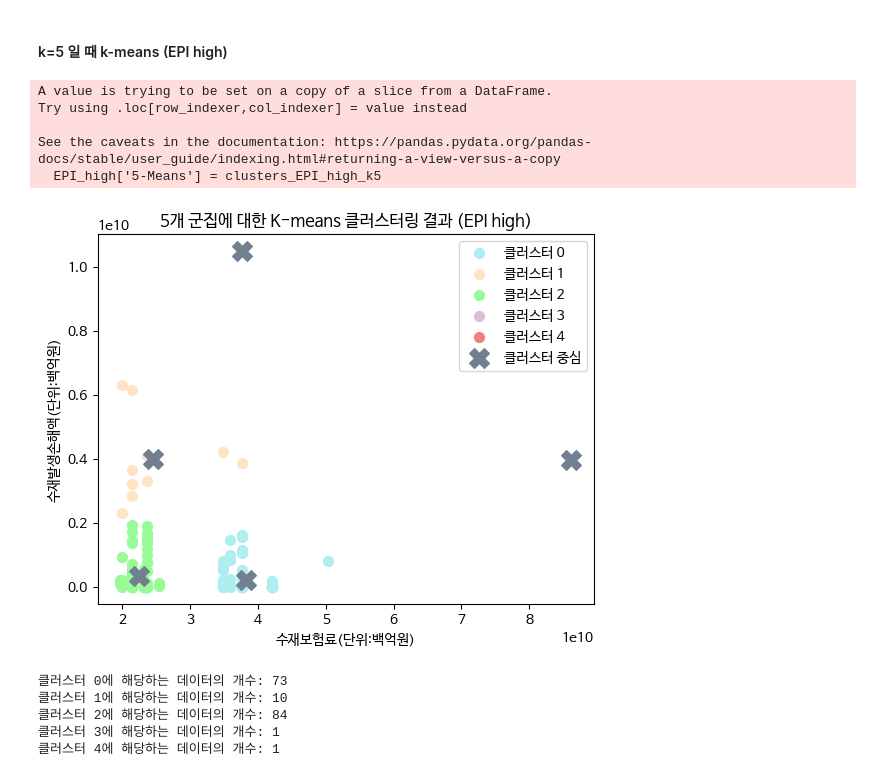
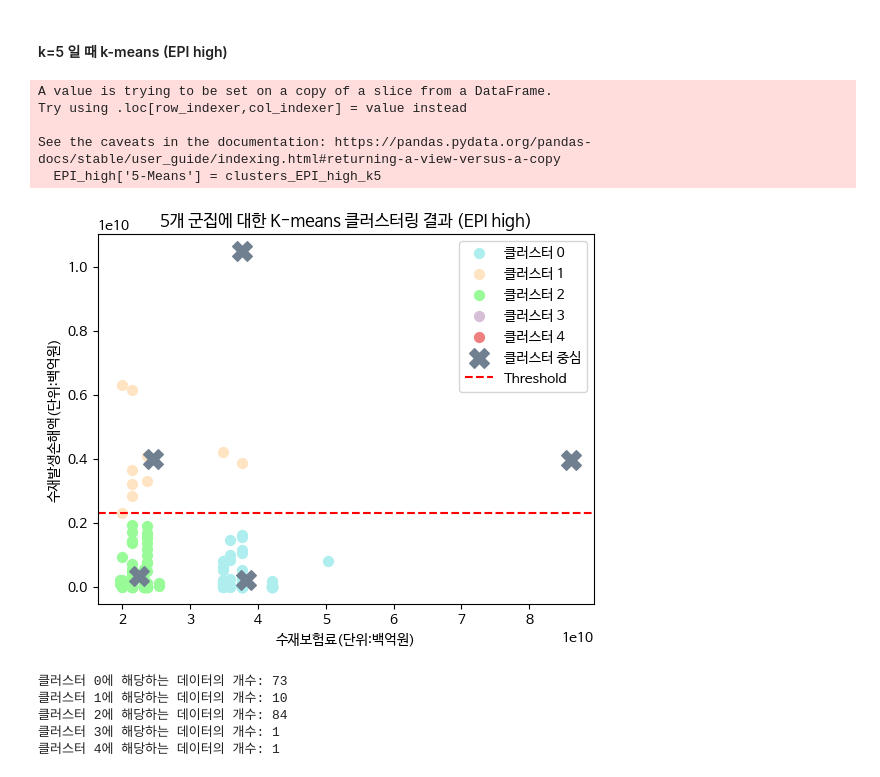
Before and after one commit to HyemiGu/ESC-22WINTER, a Jupyter notebook: 국내재물LL클러스터링.ipynb, the cells around one changed output. Drawn from its saved outputs; the diff is of its cells as text; code cells hidden in the pictures.

```diff
--- a/국내재물LL클러스터링.ipynb
+++ b/국내재물LL클러스터링.ipynb
@@ -715,34 +717,35 @@ kmeans_EPI_high_k5 = KMeans(n_clusters=5, random_state=42)
 clusters_EPI_high_k5 = kmeans_EPI_high_k5.fit_predict(standardized_EPI_high)
 
 # 결과를 데이터프레임에 추가
 EPI_high['5-Means'] = clusters_EPI_high_k5
 
 # 클러스터링 결과 시각화
 colors_EPI_high_5 = ['paleturquoise', 'bisque', 'palegreen', 'thistle', 'lightcoral']
 for cluster_num_EPI in range(5):
     cluster_data_EPI = EPI_high[clusters_EPI_high_k5 == cluster_num_EPI]
     plt.scatter(cluster_data_EPI['수재보험료누적'],
                 cluster_data_EPI['수재발생손해액누적'],
                 label=f'클러스터 {cluster_num_EPI}', s=50, color=colors_EPI_high_5[cluster_num_EPI])
 
 # 클러스터 중심 플로팅
 cluster_centers_2d_EPI_high_k5 = scaler_EPI_high.inverse_transform(kmeans_EPI_high_k5.cluster_centers_)
 plt.scatter(cluster_centers_2d_EPI_high_k5[:, 0], cluster_centers_2d_EPI_high_k5[:, 1],
             color='slategrey', marker='X', s=200, label='클러스터 중심')
 
 # 축 레이블 및 그래픽 설정
+plt.axhline(y=2314483738	, color='red', linestyle='--', label='Threshold')
 plt.xlabel('수재보험료(단위:백억원)')
 plt.ylabel('수재발생손해액(단위:백억원)')
 plt.title('5개 군집에 대한 K-means 클러스터링 결과 (EPI high)')
 plt.legend()
 plt.show()
 # %% [output]
 A value is trying to be set on a copy of a slice from a DataFrame.
 Try using .loc[row_indexer,col_indexer] = value instead
 
 See the caveats in the documentation: https://pandas.pydata.org/pandas-docs/stable/user_guide/indexing.html#returning-a-view-versus-a-copy
   EPI_high['5-Means'] = clusters_EPI_high_k5
-[figure, old version]
+[figure, new version]
 # %%
 # 5개 클러스터에 해당하는 데이터의 개수 알아내기
 count_clusters_EPI_high_k5 = []
```
Also changed, not shown: parts of 3 cells of this notebook.
